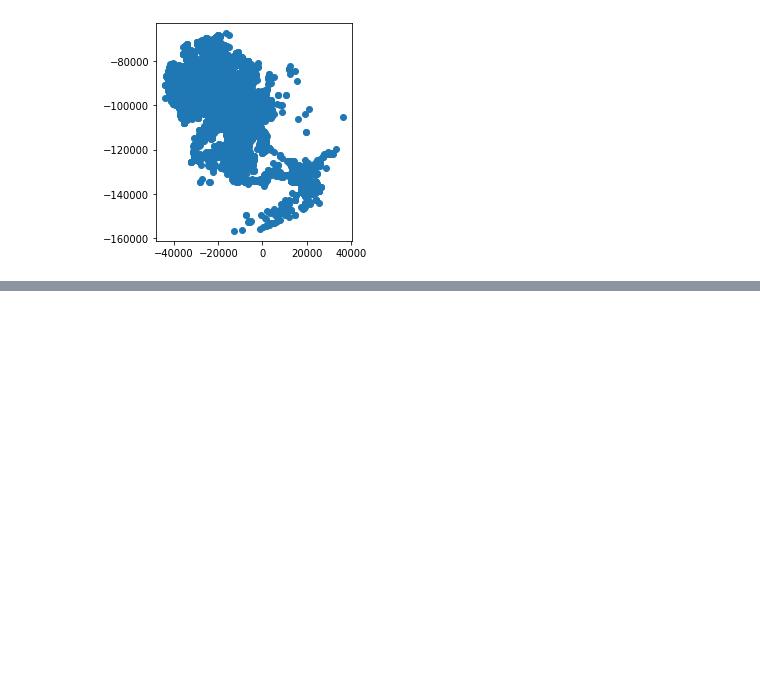
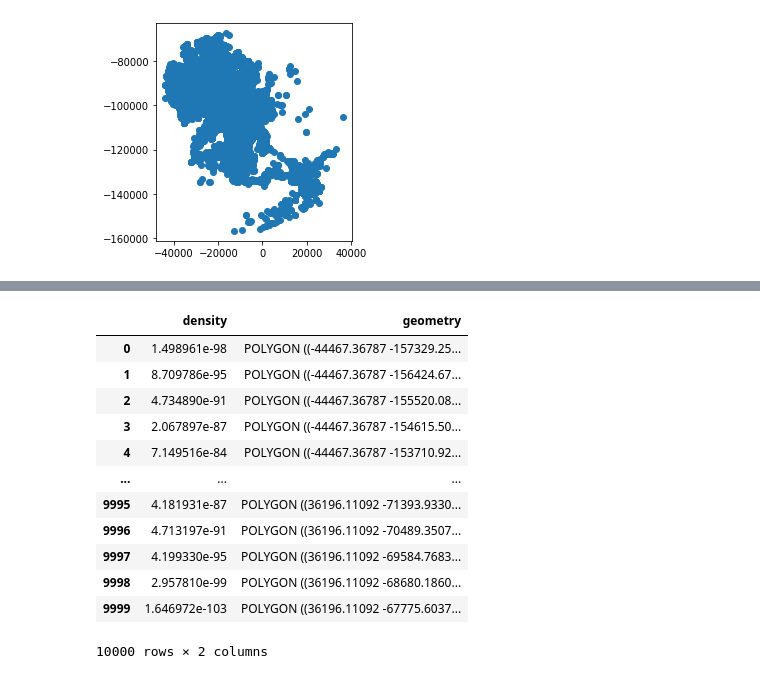
Before and after one commit to naoto-github/KDECrimeMap, a Jupyter notebook: KDECrimeMap.ipynb, the cells around one changed output, grey strips where cells are left out. Cells and saved outputs as stored; diff of their text form; code cells hidden in the pictures; blank space fills up the shorter version.

```diff
--- a/KDECrimeMap.ipynb
+++ b/KDECrimeMap.ipynb
@@ -53,0 +188,18 @@ kde = gaussian_kde(coord_list, bw_method=0.05)
+# %%
+# 緯度軽度に変換
+density_gdf = density_gdf.to_crs(4326)
+display(density_gdf)
+# %% [output]
+|  | density | geometry |
+| 0 | 1.498961e-98 | POLYGON ((-44467.36787 -157329.25... |
+| 1 | 8.709786e-95 | POLYGON ((-44467.36787 -156424.67... |
+| 2 | 4.734890e-91 | POLYGON ((-44467.36787 -155520.08... |
+| 3 | 2.067897e-87 | POLYGON ((-44467.36787 -154615.50... |
+| 4 | 7.149516e-84 | POLYGON ((-44467.36787 -153710.92... |
+| ... | ... | ... |
+| 9995 | 4.181931e-87 | POLYGON ((36196.11092 -71393.9330... |
+| 9996 | 4.713197e-91 | POLYGON ((36196.11092 -70489.3507... |
+| 9997 | 4.199330e-95 | POLYGON ((36196.11092 -69584.7683... |
+| 9998 | 2.957810e-99 | POLYGON ((36196.11092 -68680.1860... |
+| 9999 | 1.646972e-103 | POLYGON ((36196.11092 -67775.6037... |
+10000 rows × 2 columns
```
Also changed, not shown: parts of 20 cells of this notebook, 1 other file.
